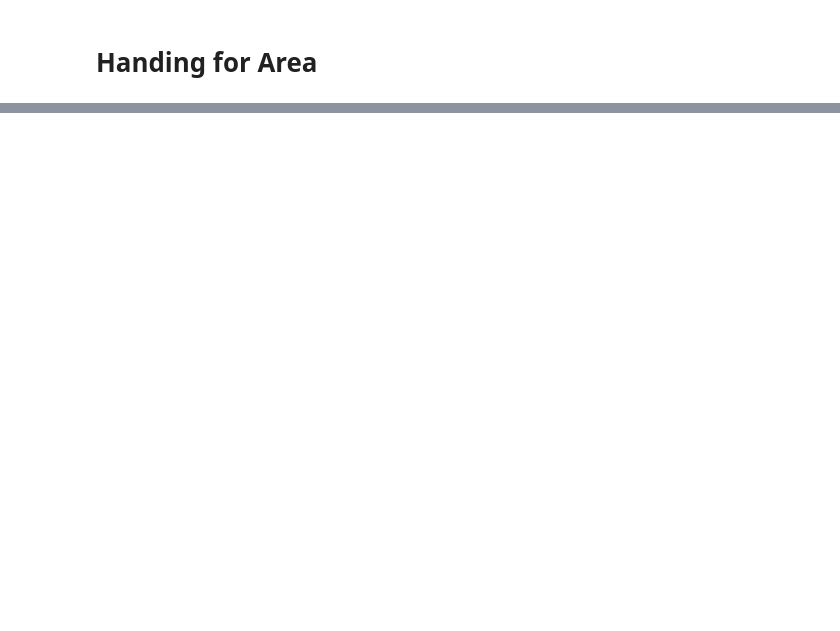
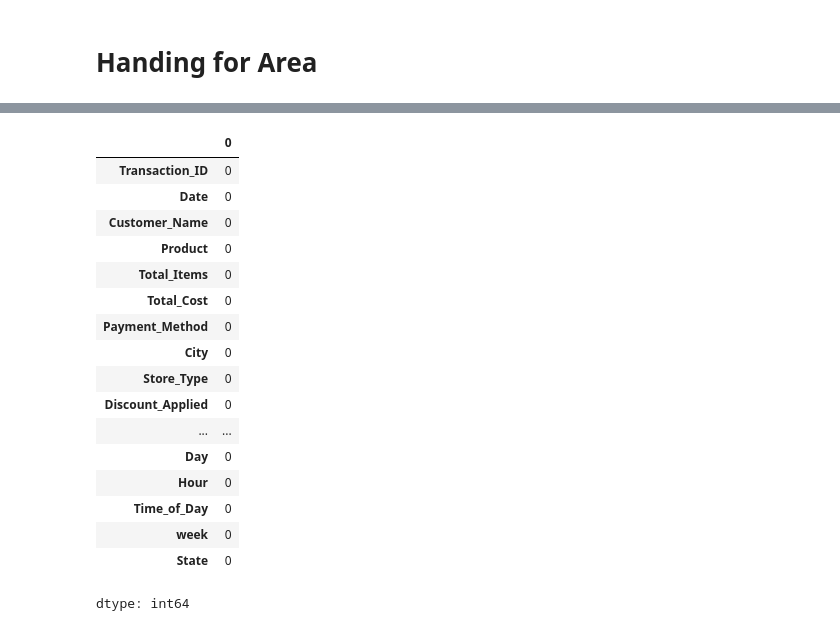
Before and after one commit to fltenwall/Machine-Learning-Analysis-for-Customer-Data, a Jupyter notebook: data_processing.ipynb, the cells around one changed output, grey strips where cells are left out. Cells and saved outputs as stored; diff of their text form; code cells hidden in the pictures; blank space fills up the shorter version.

```diff
--- a/data_processing.ipynb
+++ b/data_processing.ipynb
@@ -105,0 +105,21 @@ df.head()
+# %%
+df.isnull().sum()
+# %% [output]
+|  | 0 |
+| Transaction_ID | 0 |
+| Date | 0 |
+| Customer_Name | 0 |
+| Product | 0 |
+| Total_Items | 0 |
+| Total_Cost | 0 |
+| Payment_Method | 0 |
+| City | 0 |
+| Store_Type | 0 |
+| Discount_Applied | 0 |
+| ... | ... |
+| Day | 0 |
+| Hour | 0 |
+| Time_of_Day | 0 |
+| week | 0 |
+| State | 0 |
+dtype: int64
```
Also changed, not shown: parts of 2 cells of this notebook, 2 other files.
